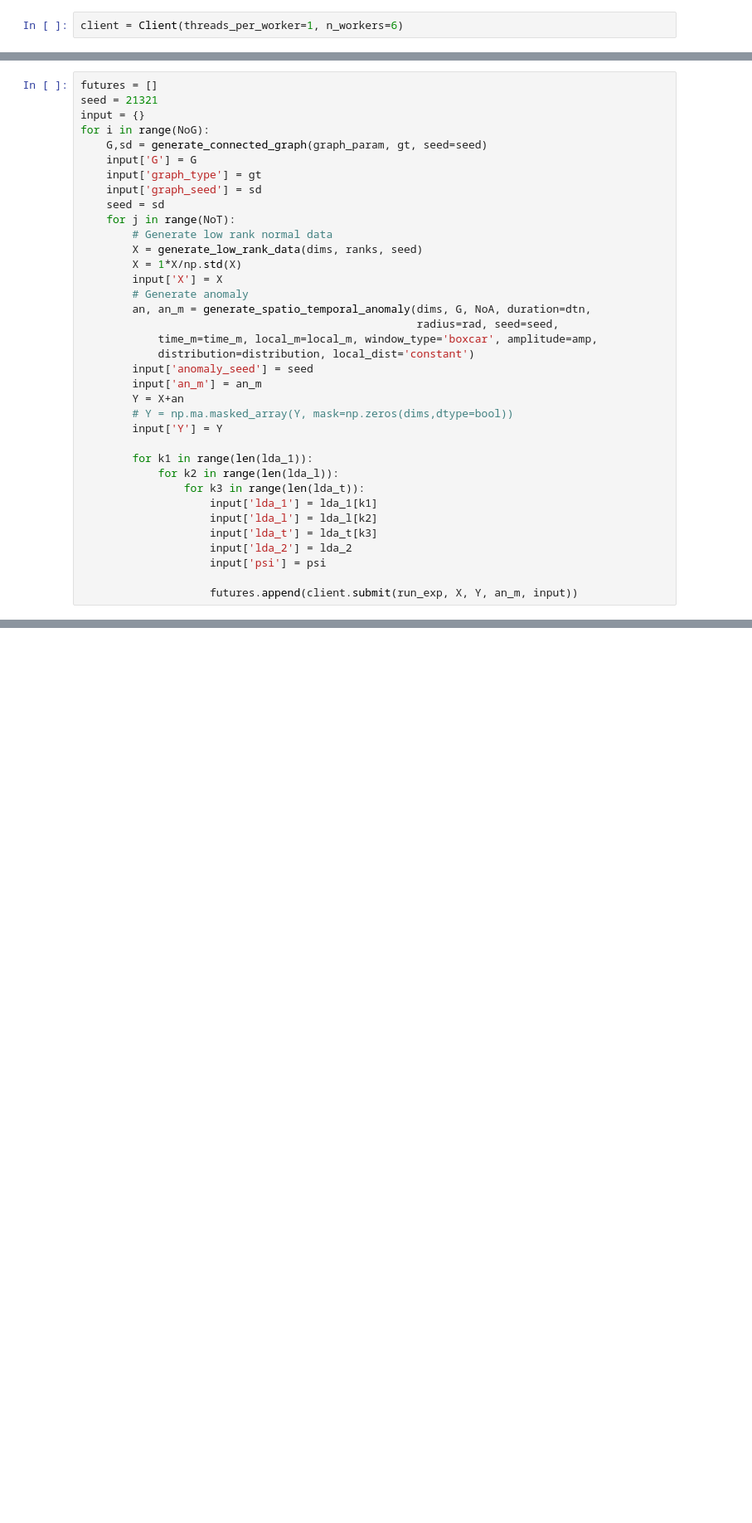
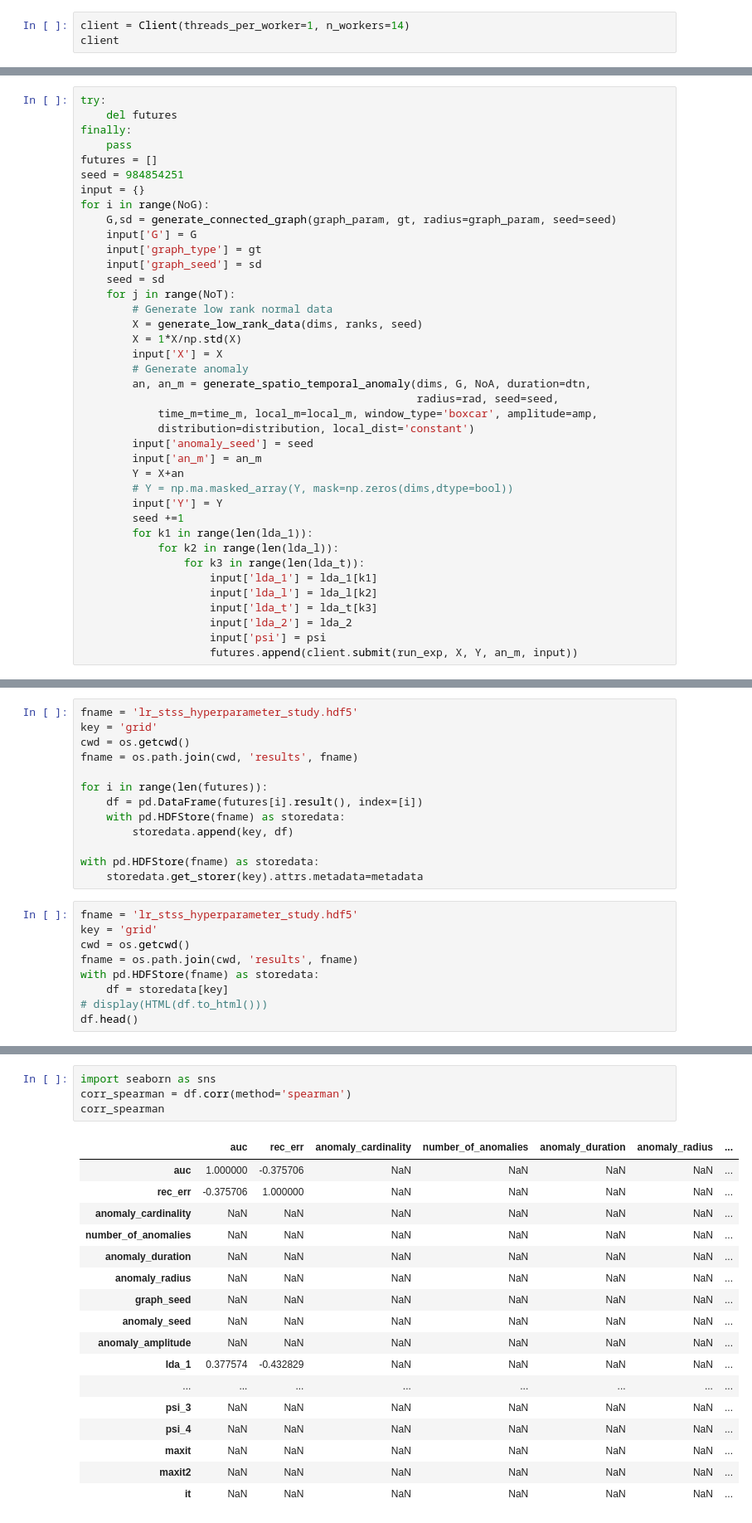
Before and after one commit to indibi/TensorAnomalyDetection, a Jupyter notebook: testbench/lr_stsss_ablation_study.ipynb, the cells around one changed output, grey strips where cells are left out. Shown at 83% size. Saved outputs shown, nothing was run; the diff lists cells and outputs as text; blank space fills up the shorter version.

```diff
--- a/testbench/lr_stsss_ablation_study.ipynb
+++ b/testbench/lr_stsss_ablation_study.ipynb
@@ -10,4 +13,5 @@ from src.util.generate_lr_data import generate_low_rank_data
 from src.util.generate_anomaly import generate_spatio_temporal_anomaly
 from src.algos.lr_stss import lr_stss
 # %%
-client = Client(threads_per_worker=1, n_workers=6)
+client = Client(threads_per_worker=1, n_workers=14)
+client
@@ -102,11 +104,15 @@ def run_exp(X, Y, an_m, inputs):
               'it': res['it']}
     return result
 # %%
+try:
+    del futures
+finally:
+    pass
 futures = []
-seed = 21321
+seed = 984854251
 input = {}
 for i in range(NoG):
-    G,sd = generate_connected_graph(graph_param, gt, seed=seed)
+    G,sd = generate_connected_graph(graph_param, gt, radius=graph_param, seed=seed)
     input['G'] = G
     input['graph_type'] = gt
     input['graph_seed'] = sd
@@ -126,7 +132,7 @@ for i in range(NoG):
         Y = X+an
         # Y = np.ma.masked_array(Y, mask=np.zeros(dims,dtype=bool))
         input['Y'] = Y
-
+        seed +=1
         for k1 in range(len(lda_1)):
             for k2 in range(len(lda_l)):
                 for k3 in range(len(lda_t)):
@@ -135,7 +141,6 @@ for i in range(NoG):
                     input['lda_t'] = lda_t[k3]
                     input['lda_2'] = lda_2
                     input['psi'] = psi
-
                     futures.append(client.submit(run_exp, X, Y, an_m, input))
 # %% [output]
 Graph is connected.
@@ -142,0 +151,22 @@ ValueError: cannot reshape array of size 26880 into shape (215040,)
+# %%
+fname = 'lr_stss_hyperparameter_study.hdf5'
+key = 'grid'
+cwd = os.getcwd()
+fname = os.path.join(cwd, 'results', fname)
+
+for i in range(len(futures)):
+    df = pd.DataFrame(futures[i].result(), index=[i])
+    with pd.HDFStore(fname) as storedata:
+        storedata.append(key, df)
+
+with pd.HDFStore(fname) as storedata:
+    storedata.get_storer(key).attrs.metadata=metadata
+# %%
+fname = 'lr_stss_hyperparameter_study.hdf5'
+key = 'grid'
+cwd = os.getcwd()
+fname = os.path.join(cwd, 'results', fname)
+with pd.HDFStore(fname) as storedata:
+    df = storedata[key]
+# display(HTML(df.to_html()))
+df.head()
@@ -142,0 +181,22 @@ ValueError: cannot reshape array of size 26880 into shape (215040,)
+# %%
+import seaborn as sns
+corr_spearman = df.corr(method='spearman')
+corr_spearman
+# %% [output]
+|  | auc | rec_err | anomaly_cardinality | number_of_anomalies | anomaly_duration | anomaly_radius | ... |
+| auc | 1.000000 | -0.375706 | NaN | NaN | NaN | NaN | ... |
+| rec_err | -0.375706 | 1.000000 | NaN | NaN | NaN | NaN | ... |
+| anomaly_cardinality | NaN | NaN | NaN | NaN | NaN | NaN | ... |
+| number_of_anomalies | NaN | NaN | NaN | NaN | NaN | NaN | ... |
+| anomaly_duration | NaN | NaN | NaN | NaN | NaN | NaN | ... |
+| anomaly_radius | NaN | NaN | NaN | NaN | NaN | NaN | ... |
+| graph_seed | NaN | NaN | NaN | NaN | NaN | NaN | ... |
+| anomaly_seed | NaN | NaN | NaN | NaN | NaN | NaN | ... |
+| anomaly_amplitude | NaN | NaN | NaN | NaN | NaN | NaN | ... |
+| lda_1 | 0.377574 | -0.432829 | NaN | NaN | NaN | NaN | ... |
+| ... | ... | ... | ... | ... | ... | ... | ... |
+| psi_3 | NaN | NaN | NaN | NaN | NaN | NaN | ... |
+| psi_4 | NaN | NaN | NaN | NaN | NaN | NaN | ... |
+| maxit | NaN | NaN | NaN | NaN | NaN | NaN | ... |
+| maxit2 | NaN | NaN | NaN | NaN | NaN | NaN | ... |
+| it | NaN | NaN | NaN | NaN | NaN | NaN | ... |
```
Also changed, not shown: parts of 12 cells of this notebook, 2 other files.
